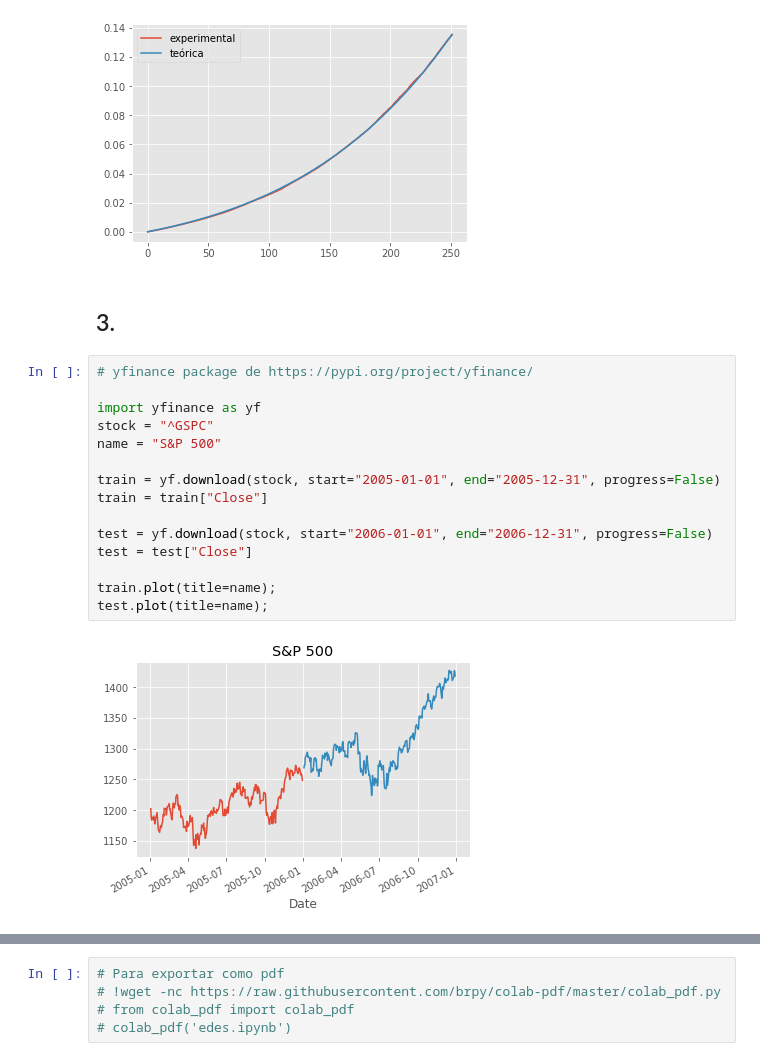
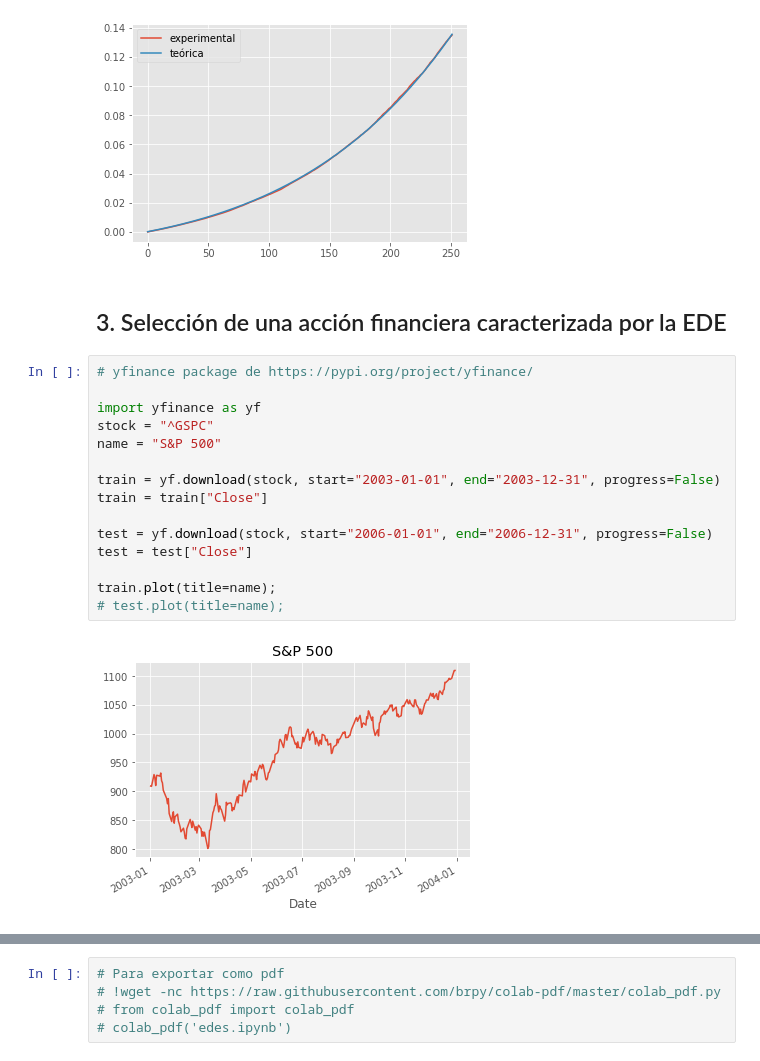
Before and after one commit to scardenol/proc_est2, a Jupyter notebook: edes.ipynb, the cells around one changed output, grey strips where cells are left out. Saved outputs shown, nothing was run; the diff lists cells and outputs as text.

```diff
--- a/edes.ipynb
+++ b/edes.ipynb
@@ -299,25 +300,25 @@ plt.plot((X0**2)*np.exp(2*mu*T)*(np.exp((sigma**2)*T)-1))
 plt.legend(['experimental', 'teórica']);
 # %% [output]
 [figure]
-# %% [markdown]
-## 3.
+# %% [markdown]
+## 3. Selección de una acción financiera caracterizada por la EDE
 # %%
 # yfinance package de https://pypi.org/project/yfinance/
 
 import yfinance as yf
 stock = "^GSPC"
 name = "S&P 500"
 
-train = yf.download(stock, start="2005-01-01", end="2005-12-31", progress=False)
+train = yf.download(stock, start="2003-01-01", end="2003-12-31", progress=False)
 train = train["Close"]
 
 test = yf.download(stock, start="2006-01-01", end="2006-12-31", progress=False)
 test = test["Close"]
 
 train.plot(title=name);
-test.plot(title=name);
+# test.plot(title=name);
 # %% [output]
-[figure, old version]
+[figure, new version]
 # %%
 # Condiciones a nivel de distribución (test de normalidad)
 data = pd.DataFrame(train)
```
Also changed, not shown: parts of 17 cells of this notebook.
